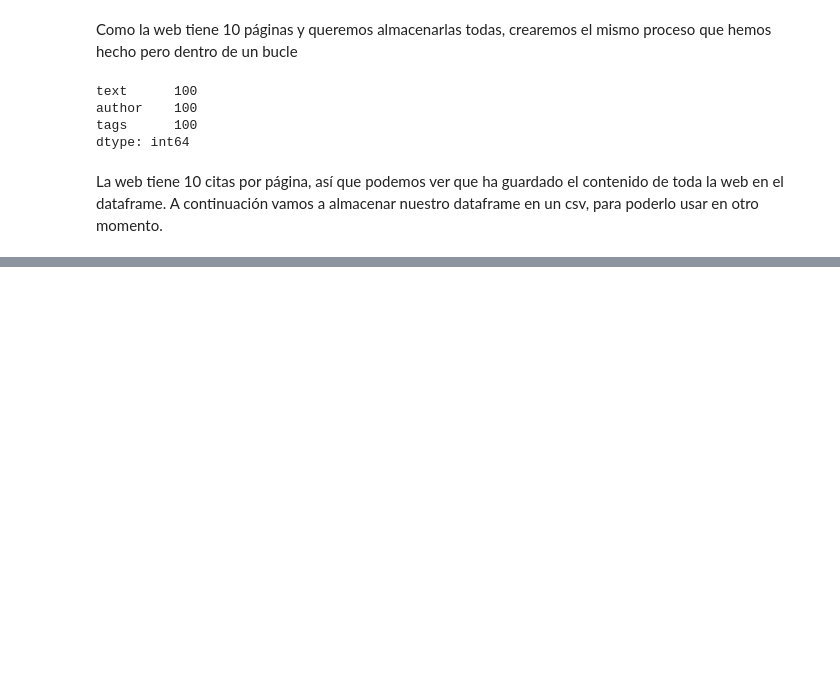
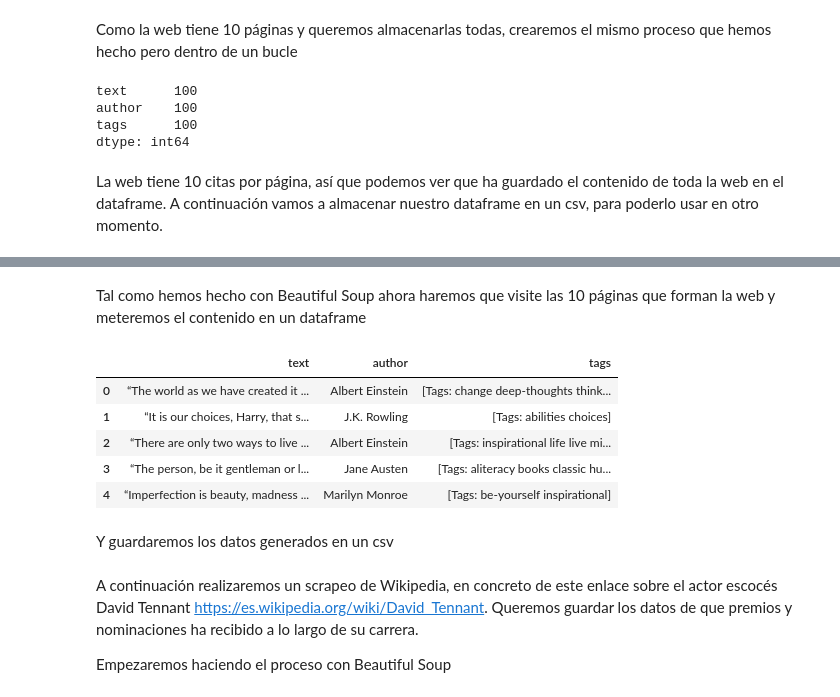
Before and after one commit to maribelseara/web_scraping, a Jupyter notebook: web_scraping.ipynb, the cells around one changed output, grey strips where cells are left out. Drawn from its saved outputs; the diff is of its cells as text; code cells hidden in the pictures; blank space fills up the shorter version.

Commit message:
exercise 1 wikipedia bs

```diff
--- a/web_scraping.ipynb
+++ b/web_scraping.ipynb
@@ -119,0 +133,11 @@ df.to_csv("bs_quotes.csv")
+# %%
+quotes=browser.find_elements(By.CLASS_NAME, 'quote')
+# %%
+for quote in quotes:
+    text=quote.find_element(By.CLASS_NAME, 'text').text
+    author=quote.find_element(By.CLASS_NAME, 'author').text
+    tag_html=quote.find_elements(By.CLASS_NAME, 'tags')
+    tag_list=[]
+    for tag in tag_html:
+        tag_list.append(tag.text)
+    print(text, author, tag_list)
@@ -119,0 +155,28 @@ df.to_csv("bs_quotes.csv")
+# %% [markdown]
+Tal como hemos hecho con Beautiful Soup ahora haremos que visite las 10 páginas que forman la web y meteremos el contenido en un dataframe
+# %%
+df = pd.DataFrame(columns=['text', 'author', 'tags'])
+# %%
+for i in range(1,11):
+    url="https://quotes.toscrape.com/page/" + str(i) + "/"
+    browser.get(url)
+    quotes=browser.find_elements(By.CLASS_NAME, 'quote')
+    for quote in quotes:
+        text=quote.find_element(By.CLASS_NAME, 'text').text
+        author=quote.find_element(By.CLASS_NAME, 'author').text
+        tag_html=quote.find_elements(By.CLASS_NAME, 'tags')
+        tag_list=[]
+        for tag in tag_html:
+            tag_list.append(tag.text)
+        df = pd.concat([df, pd.DataFrame([{'text': text, 'author':author, 'tags': tag_list}])], ignore_index=True)
+# %%
+df.head()
+# %% [output]
+|  | text | author | tags |
+| 0 | “The world as we have created it ... | Albert Einstein | [Tags: change deep-thoughts think... |
+| 1 | “It is our choices, Harry, that s... | J.K. Rowling | [Tags: abilities choices] |
+| 2 | “There are only two ways to live ... | Albert Einstein | [Tags: inspirational life live mi... |
+| 3 | “The person, be it gentleman or l... | Jane Austen | [Tags: aliteracy books classic hu... |
+| 4 | “Imperfection is beauty, madness ... | Marilyn Monroe | [Tags: be-yourself inspirational] |
+# %% [markdown]
+Y guardaremos los datos generados en un csv
@@ -119,0 +185,4 @@ df.to_csv("bs_quotes.csv")
+# %% [markdown]
+A continuación realizaremos un scrapeo de Wikipedia, en concreto de este enlace sobre el actor escocés David Tennant https://es.wikipedia.org/wiki/David_Tennant. Queremos guardar los datos de que premios y nominaciones ha recibido a lo largo de su carrera.
+
+Empezaremos haciendo el proceso con Beautiful Soup
```
Also changed, not shown: parts of 30 cells of this notebook, 2 other files.
